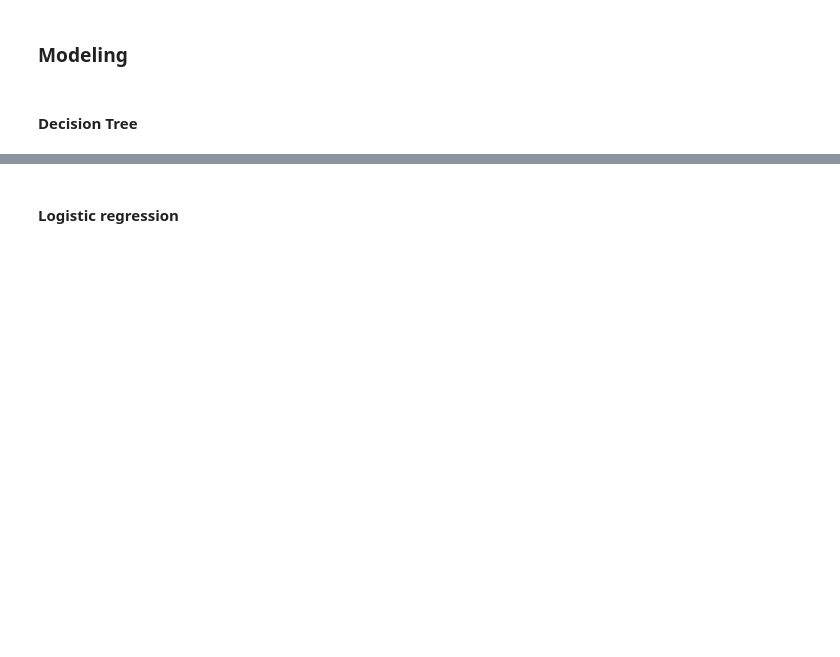
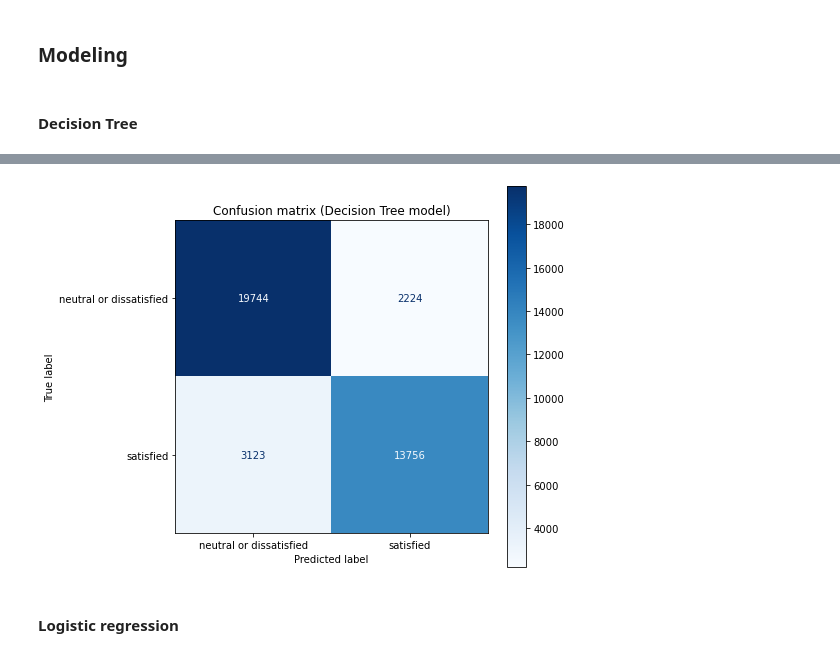
Before and after one commit to isdmg/CS131-8L-PROJECT-PARAGUAY, a Jupyter notebook: CS131-8L PROJECT - PARAGUAY.ipynb, the cells around one changed output, grey strips where cells are left out. Cells and saved outputs as stored; diff of their text form; code cells hidden in the pictures; blank space fills up the shorter version.

Commit message:
Added confusion matrix

```diff
--- a/CS131-8L PROJECT - PARAGUAY.ipynb
+++ b/CS131-8L PROJECT - PARAGUAY.ipynb
@@ -634,3 +635,13 @@ plot_tree(dtree,
+# %%
+cm = confusion_matrix(y_test, y_pred, labels=dtree.classes_)
+disp = ConfusionMatrixDisplay(confusion_matrix=cm, display_labels=dtree.classes_)
+disp.plot(cmap="Blues", values_format='')
+disp.ax_.set_title("Confusion matrix (Decision Tree model)")
+disp.figure_.set_figheight(7)
+disp.figure_.set_figwidth(7)
+plt.show()
+# %% [output]
+[figure, added]
 # %% [markdown]
 #### Logistic regression
 # %%
```
Also changed, not shown: parts of 7 cells of this notebook.
